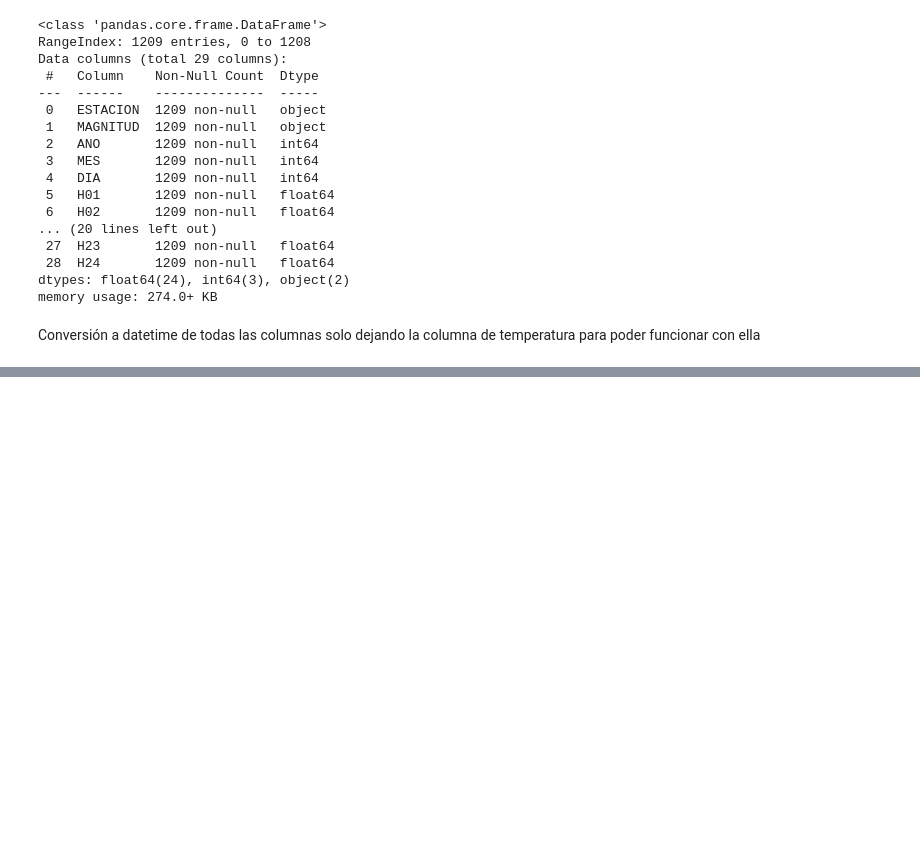
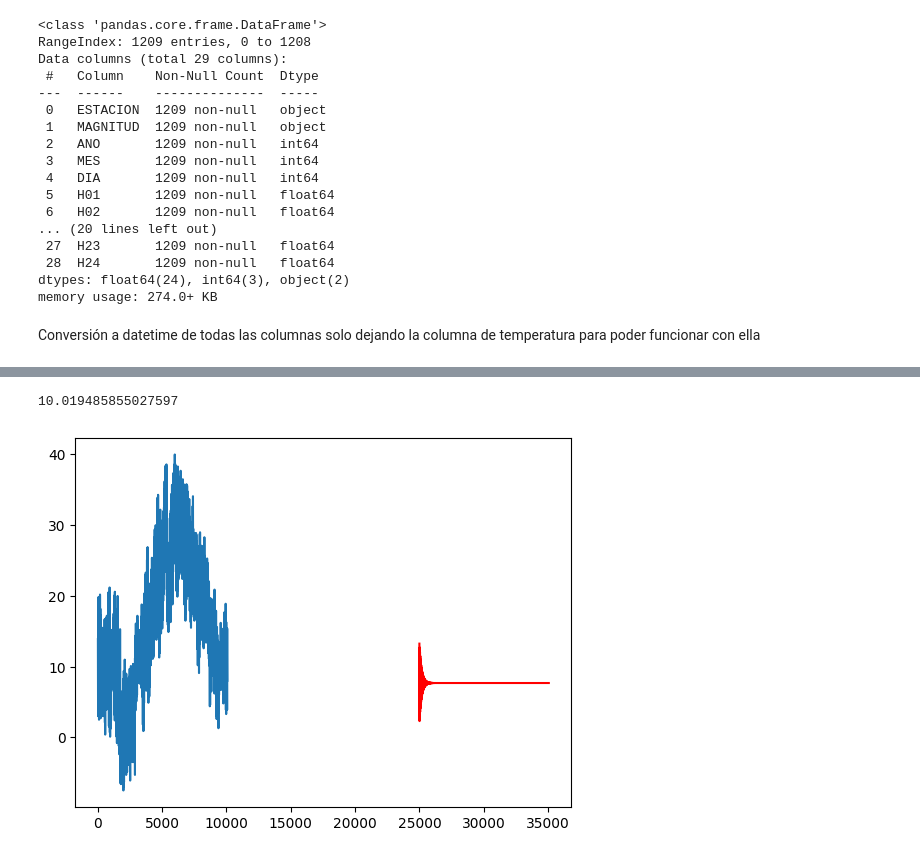
Before and after one commit to dfvinxu/desafio_data, a Jupyter notebook: notebooks/EDA_tiempo_diario.ipynb, the cells around one changed output, grey strips where cells are left out. Drawn from its saved outputs; the diff is of its cells as text; code cells hidden in the pictures; blank space fills up the shorter version.

```diff
--- a/notebooks/EDA_tiempo_diario.ipynb
+++ b/notebooks/EDA_tiempo_diario.ipynb
@@ -496,0 +453,2 @@ prediccion = modelo_arima_fit.forecast(steps=24)
+# %%
+df_farolillo.set_index('FECHA', inplace=True)
@@ -496,0 +474,3 @@ prediccion = modelo_arima_fit.forecast(steps=24)
+# %%
+train = df_farolillo.iloc[:25000,]
+test = df_farolillo.iloc[25000:,]
@@ -496,0 +485,9 @@ prediccion = modelo_arima_fit.forecast(steps=24)
+# %%
+model = auto_arima(train,
+                   start_p = 1,
+                   start_q = 1,
+                   max_p = 5,
+                   max_q = 5,
+                   max_d = 3,
+                   stationary=False,
+                   trace=True)
@@ -496,0 +512,3 @@ prediccion = modelo_arima_fit.forecast(steps=24)
+# %%
+y_pred = model.predict(10064)
+y_pred
@@ -496,0 +528,11 @@ prediccion = modelo_arima_fit.forecast(steps=24)
+# %%
+from sklearn.metrics import mean_absolute_error
+
+mean_absolute_error(test.values, y_pred)
+# %% [output]
+10.019485855027597
+# %%
+plt.plot(test.values)
+plt.plot(y_pred, c='r');
+# %% [output]
+[figure, added]
```
Also changed, not shown: parts of 44 cells of this notebook.
